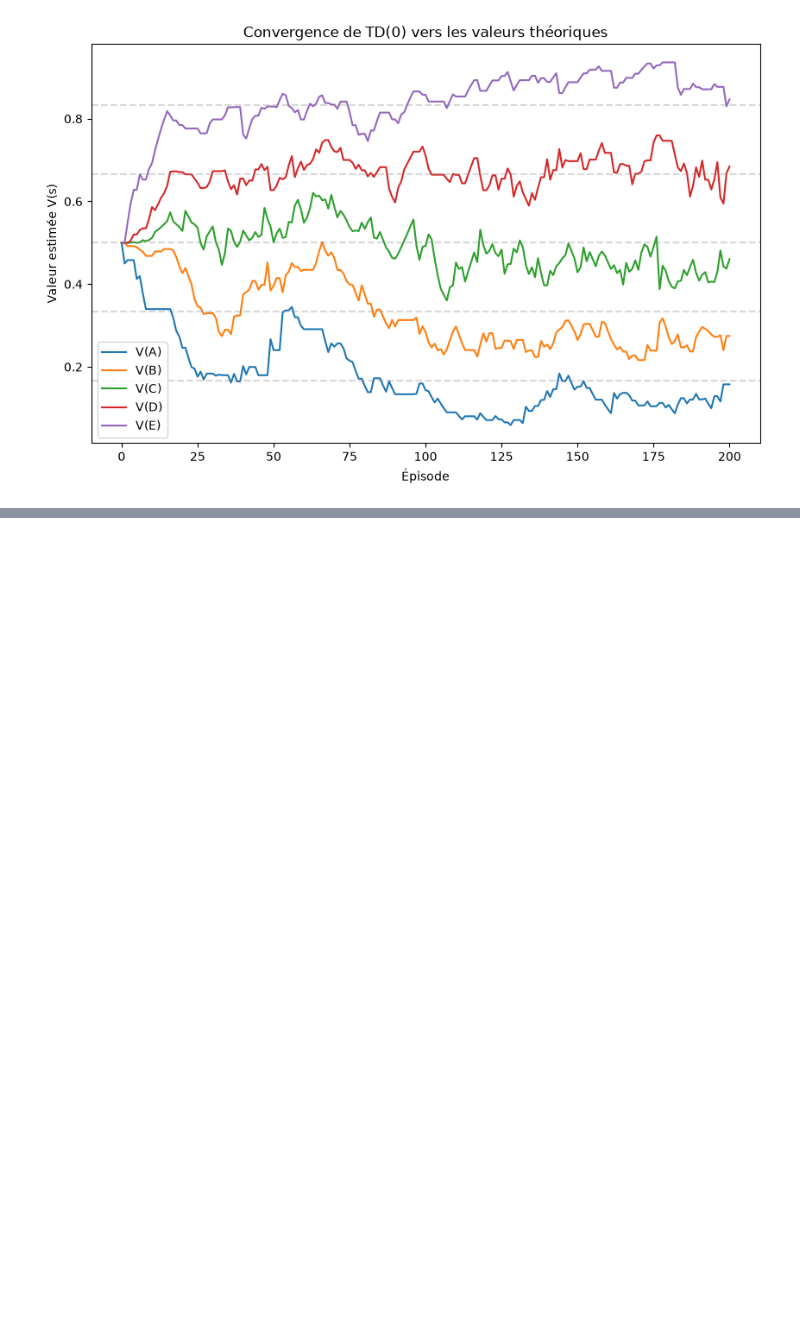
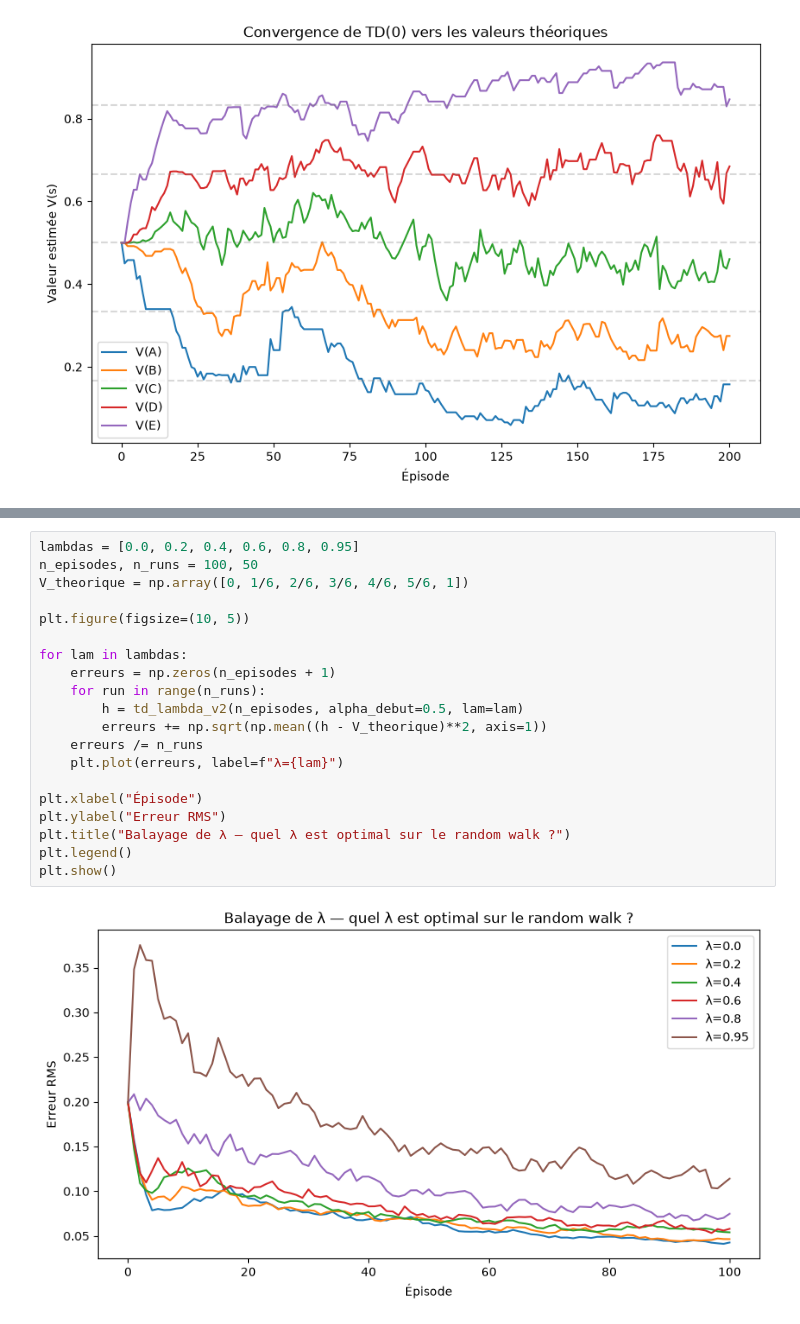
Before and after one commit to arthurbilger/td-gammon-portfolio, a Jupyter notebook: notebooks/01_td_learning_random_walk.ipynb, the cells around one changed output, grey strips where cells are left out. Drawn from its saved outputs; the diff is of its cells as text; blank space fills up the shorter version.

```diff
--- a/notebooks/01_td_learning_random_walk.ipynb
+++ b/notebooks/01_td_learning_random_walk.ipynb
@@ -214,0 +198,22 @@ erreurs_td0, erreurs_tdlam = comparer_convergence()
+# %%
+lambdas = [0.0, 0.2, 0.4, 0.6, 0.8, 0.95]
+n_episodes, n_runs = 100, 50
+V_theorique = np.array([0, 1/6, 2/6, 3/6, 4/6, 5/6, 1])
+
+plt.figure(figsize=(10, 5))
+
+for lam in lambdas:
+    erreurs = np.zeros(n_episodes + 1)
+    for run in range(n_runs):
+        h = td_lambda_v2(n_episodes, alpha_debut=0.5, lam=lam)
+        erreurs += np.sqrt(np.mean((h - V_theorique)**2, axis=1))
+    erreurs /= n_runs
+    plt.plot(erreurs, label=f"λ={lam}")
+
+plt.xlabel("Épisode")
+plt.ylabel("Erreur RMS")
+plt.title("Balayage de λ — quel λ est optimal sur le random walk ?")
+plt.legend()
+plt.show()
+# %% [output]
+[figure, added]
```
Also changed, not shown: parts of 3 cells of this notebook, 5 other files.
